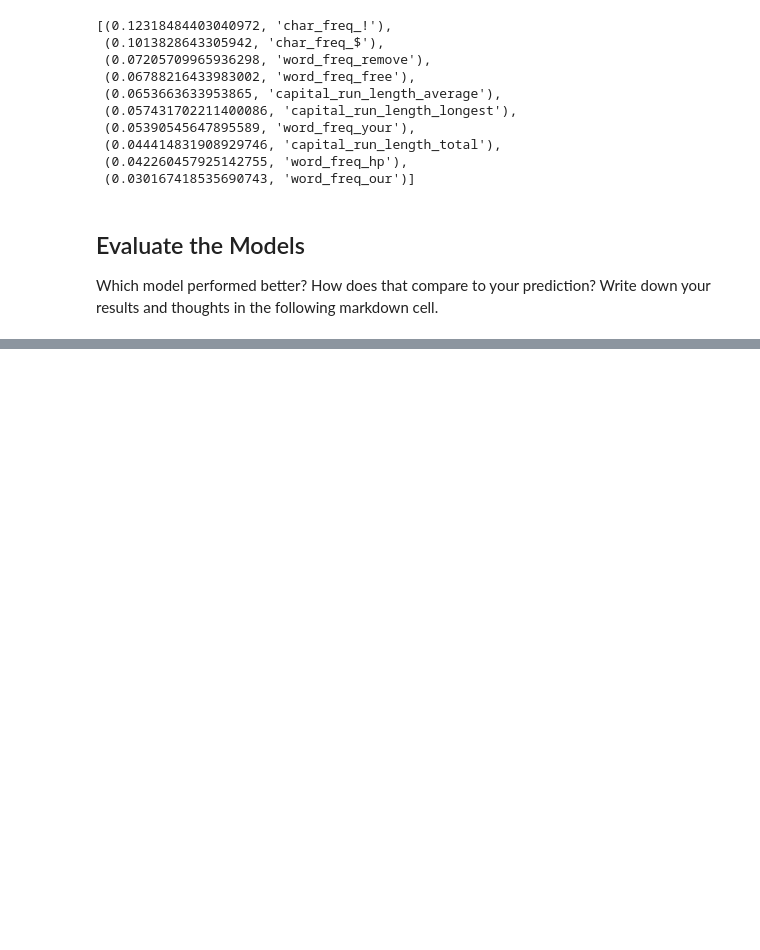
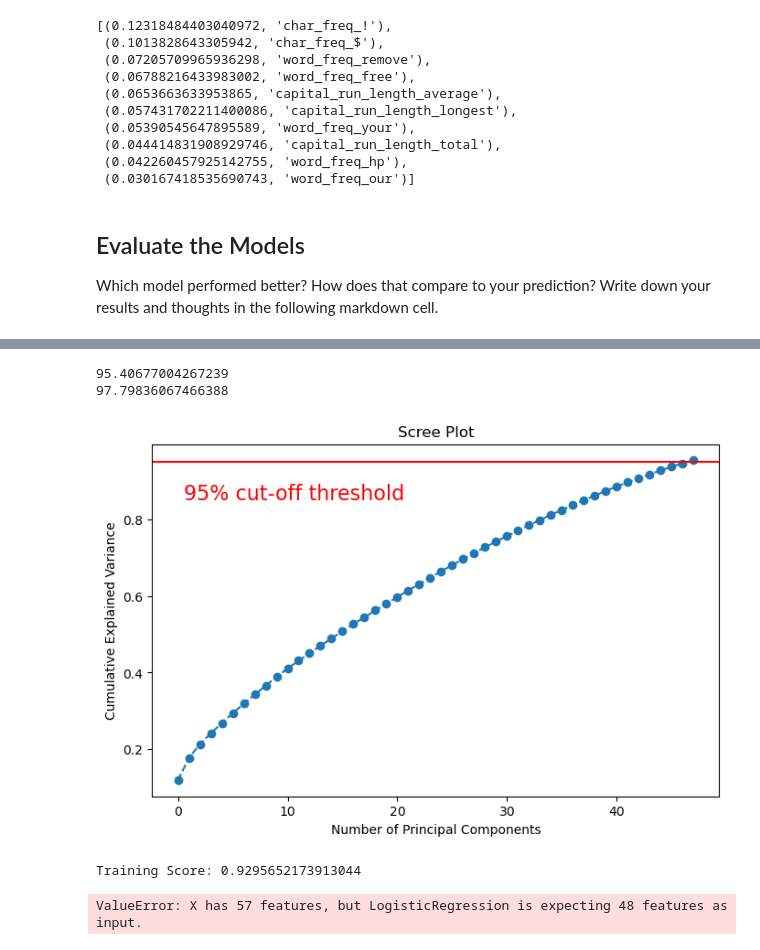
Before and after one commit to mmccanse/classification_challenge, a Jupyter notebook: spam_detector.ipynb, the cells around one changed output, grey strips where cells are left out. Saved outputs shown, nothing was run; the diff lists cells and outputs as text; code cells hidden in the pictures; blank space fills up the shorter version.

```diff
--- a/spam_detector.ipynb
+++ b/spam_detector.ipynb
@@ -232,0 +265,42 @@ The random forest performed better with an accuracy score of 96%, versus the log
+# %%
+# calculate PCA explained variance ratio
+
+print(f"{sum(pca_train.explained_variance_ratio_)*100}")
+print(f"{sum(pca_test.explained_variance_ratio_)*100}")
+# %% [output]
+95.40677004267239
+97.79836067466388
+# %%
+import numpy as np
+import matplotlib.pyplot as plt
+
+# Step 3: Extract the explained variance ratio
+explained_variance_ratio = pca.explained_variance_ratio_
+
+# Step 4: Prepare the scree plot
+plt.figure(figsize=(8, 5))
+plt.plot(np.cumsum(explained_variance_ratio), marker='o', linestyle='--')
+plt.title('Scree Plot')
+plt.xlabel('Number of Principal Components')
+plt.ylabel('Cumulative Explained Variance')
+
+# Optional: Add a threshold line, e.g., 0.95 for 95% variance
+plt.axhline(y=0.95, color='r', linestyle='-')
+plt.text(0.5, 0.85, '95% cut-off threshold', color = 'red', fontsize=16)
+
+plt.show()
+# %% [output]
+[figure, added]
+# %%
+# Train a Logistic Regression model and print the model score
+from sklearn.linear_model import LogisticRegression
+
+pca_logistic_regression_model = LogisticRegression(random_state=1, max_iter=500)
+
+pca_logistic_regression_model.fit(pca_X_train_scaled, y_train)
+
+print(f"Training Score: {pca_logistic_regression_model.score(pca_X_train_scaled, y_train)}")
+print(f"Testing Score: {pca_logistic_regression_model.score(X_test_scaled, y_test)}")
+# %% [output]
+Training Score: 0.9295652173913044
+ValueError: X has 57 features, but LogisticRegression is expecting 48 features as input.
```
Also changed, not shown: parts of 4 cells of this notebook.
